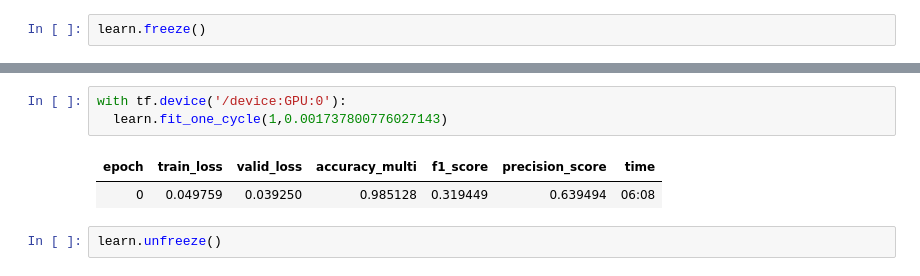
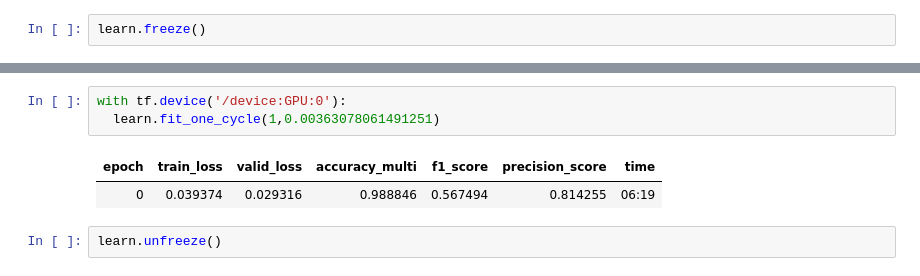
Before and after one commit to AklimaRimi/Reptile-Museum, a Jupyter notebook: notebook/final_train_a_model.ipynb, the cells around one changed output, grey strips where cells are left out. Drawn from its saved outputs; the diff is of its cells as text.

```diff
--- a/notebook/final_train_a_model.ipynb
+++ b/notebook/final_train_a_model.ipynb
@@ -115,9 +130,9 @@ SuggestedLRs(valley=0.001737800776027143)
 # %%
 with tf.device('/device:GPU:0'):
-  learn.fit_one_cycle(1,0.001737800776027143)
+  learn.fit_one_cycle(1,0.00363078061491251)
 # %% [output]
 | epoch | train_loss | valid_loss | accuracy_multi | f1_score | precision_score | time |
-| 0 | 0.049759 | 0.039250 | 0.985128 | 0.319449 | 0.639494 | 06:08 |
+| 0 | 0.039374 | 0.029316 | 0.988846 | 0.567494 | 0.814255 | 06:19 |
 # %%
 learn.unfreeze()
 # %%
```
Also changed, not shown: parts of 40 cells of this notebook.
